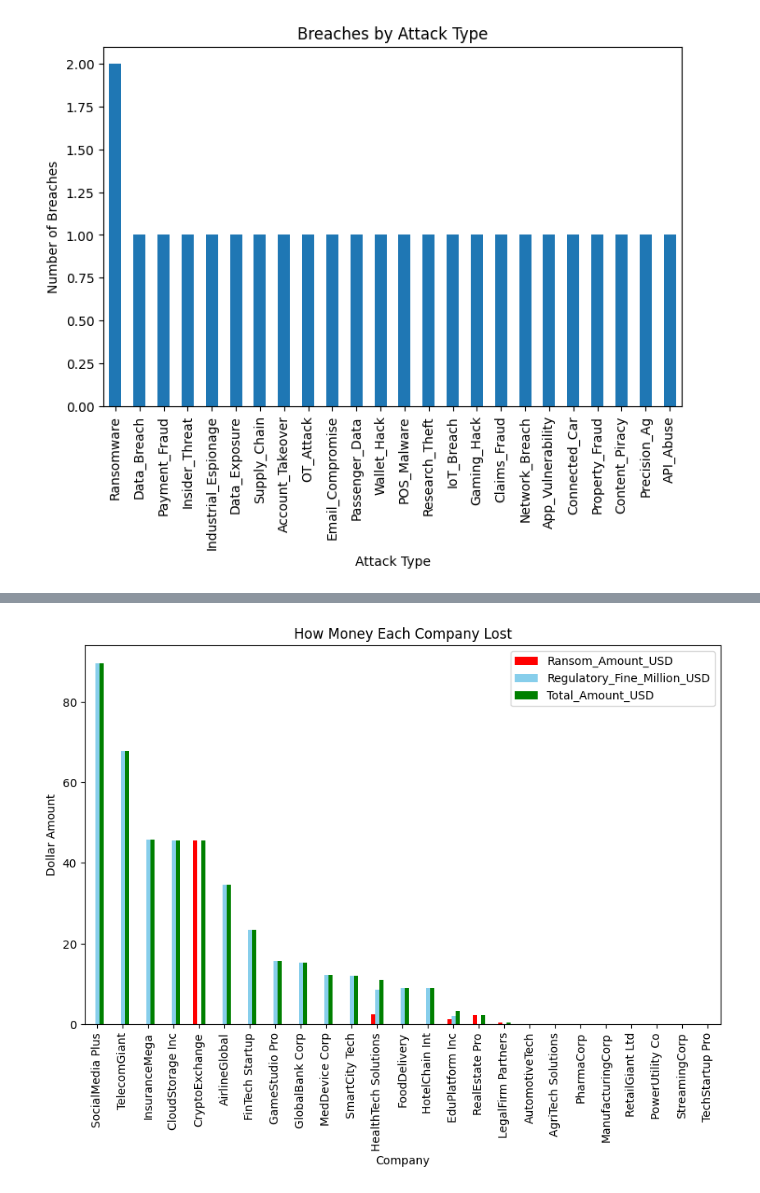
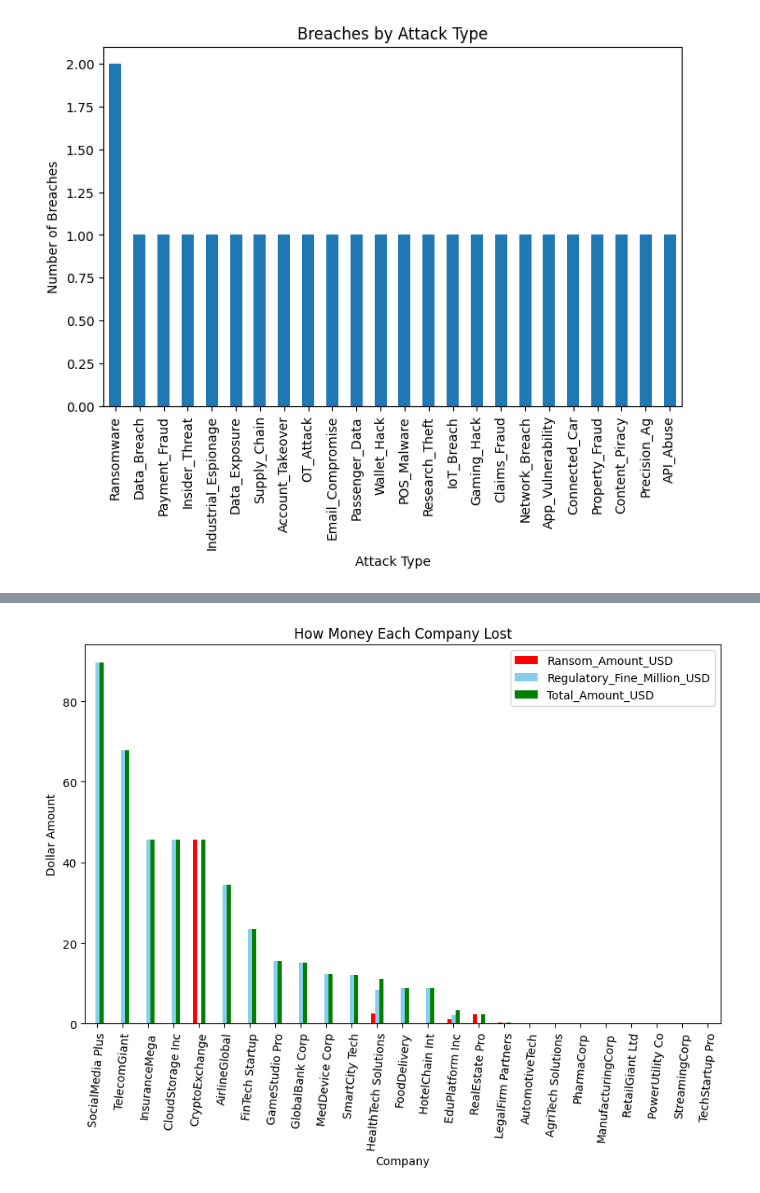
Before and after one commit to Robby-Steadman/Programming-Project-1, a Jupyter notebook: Project Work.ipynb, the cells around one changed output, grey strips where cells are left out. Drawn from its saved outputs; the diff is of its cells as text; code cells hidden in the pictures.

```diff
--- a/Project Work.ipynb
+++ b/Project Work.ipynb
@@ -31,13 +30,14 @@ plt.show()
 # %%
 df.columns = df.columns.str.strip()
 
 company_counts = df.groupby('Company_Name')[['Ransom_Amount_USD', 'Regulatory_Fine_Million_USD']].sum()
 company_counts['Total_Amount_USD'] = company_counts['Ransom_Amount_USD'] + company_counts['Regulatory_Fine_Million_USD']
 company_counts =company_counts.sort_values(by='Total_Amount_USD', ascending=False)
 colors = ['Red','skyblue','Green']
 company_counts.plot(kind='bar', figsize=(10,6), title ='How Money Each Company Lost', color=colors)
 plt.xlabel("Company")
 plt.ylabel("Dollar Amount")
+plt.xticks(rotation=85)
 plt.show()
 # %% [output]
-[figure, old version]
+[figure, new version]
```
Also changed, not shown: parts of 1 cell of this notebook.
